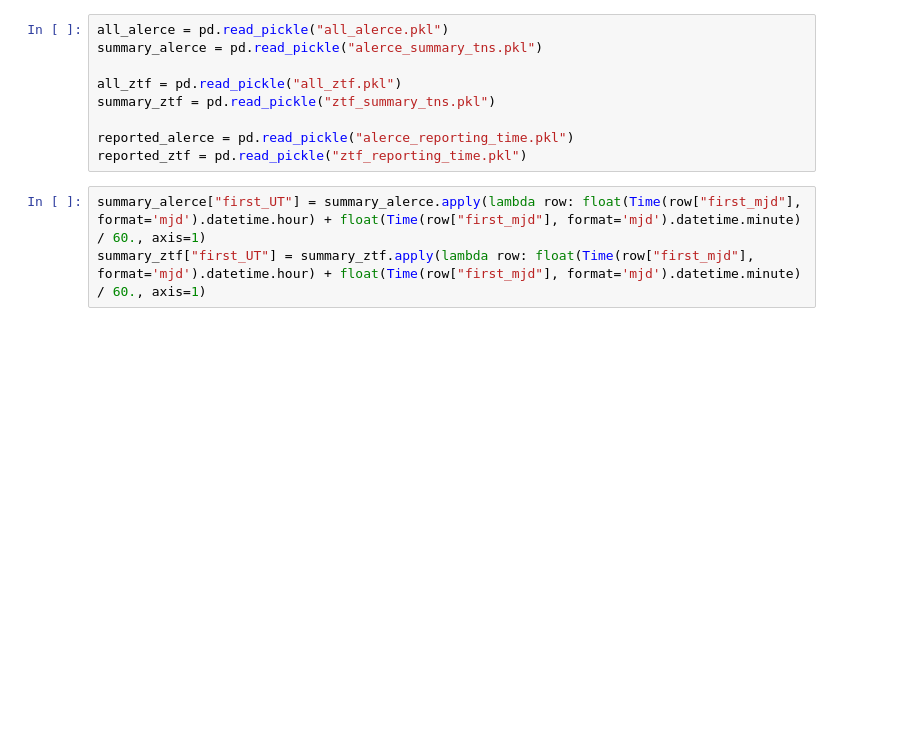
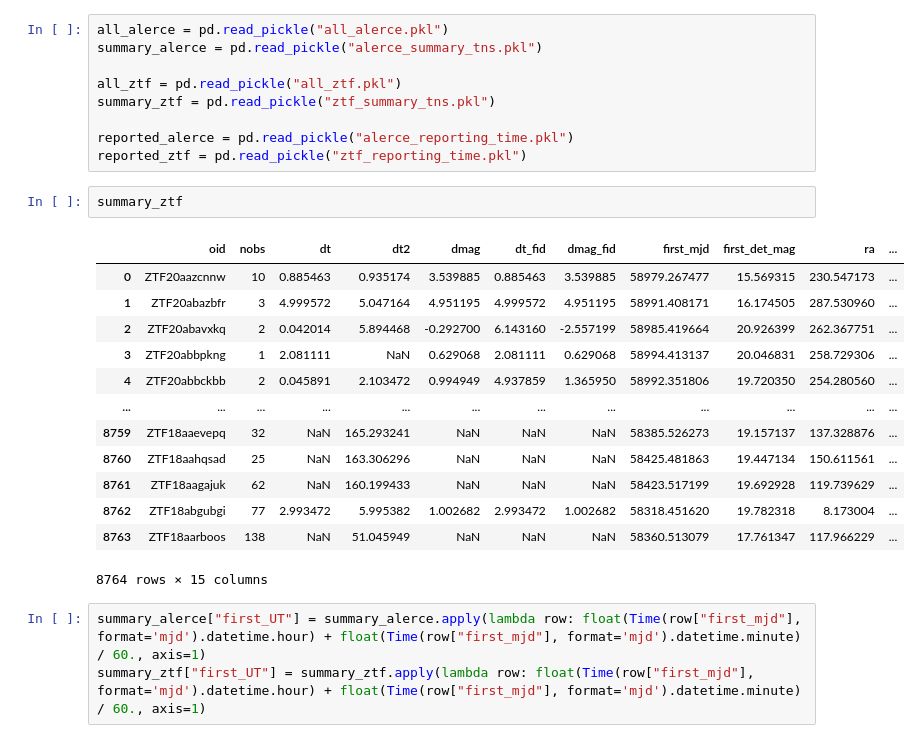
Before and after one commit to alercebroker/TNS_upload, a Jupyter notebook: scraping_and_paper_plots.ipynb, the cells around one changed output. Saved outputs shown, nothing was run; the diff lists cells and outputs as text; blank space fills up the shorter version.

```diff
--- a/scraping_and_paper_plots.ipynb
+++ b/scraping_and_paper_plots.ipynb
@@ -131,6 +133,22 @@ summary_ztf = pd.read_pickle("ztf_summary_tns.pkl")
 
 reported_alerce = pd.read_pickle("alerce_reporting_time.pkl")
 reported_ztf = pd.read_pickle("ztf_reporting_time.pkl")
+# %%
+summary_ztf
+# %% [output]
+|  | oid | nobs | dt | dt2 | dmag | dt_fid | dmag_fid | first_mjd | first_det_mag | ra | ... |
+| 0 | ZTF20aazcnnw | 10 | 0.885463 | 0.935174 | 3.539885 | 0.885463 | 3.539885 | 58979.267477 | 15.569315 | 230.547173 | ... |
+| 1 | ZTF20abazbfr | 3 | 4.999572 | 5.047164 | 4.951195 | 4.999572 | 4.951195 | 58991.408171 | 16.174505 | 287.530960 | ... |
+| 2 | ZTF20abavxkq | 2 | 0.042014 | 5.894468 | -0.292700 | 6.143160 | -2.557199 | 58985.419664 | 20.926399 | 262.367751 | ... |
+| 3 | ZTF20abbpkng | 1 | 2.081111 | NaN | 0.629068 | 2.081111 | 0.629068 | 58994.413137 | 20.046831 | 258.729306 | ... |
+| 4 | ZTF20abbckbb | 2 | 0.045891 | 2.103472 | 0.994949 | 4.937859 | 1.365950 | 58992.351806 | 19.720350 | 254.280560 | ... |
+| ... | ... | ... | ... | ... | ... | ... | ... | ... | ... | ... | ... |
+| 8759 | ZTF18aaevepq | 32 | NaN | 165.293241 | NaN | NaN | NaN | 58385.526273 | 19.157137 | 137.328876 | ... |
+| 8760 | ZTF18aahqsad | 25 | NaN | 163.306296 | NaN | NaN | NaN | 58425.481863 | 19.447134 | 150.611561 | ... |
+| 8761 | ZTF18aagajuk | 62 | NaN | 160.199433 | NaN | NaN | NaN | 58423.517199 | 19.692928 | 119.739629 | ... |
+| 8762 | ZTF18abgubgi | 77 | 2.993472 | 5.995382 | 1.002682 | 2.993472 | 1.002682 | 58318.451620 | 19.782318 | 8.173004 | ... |
+| 8763 | ZTF18aarboos | 138 | NaN | 51.045949 | NaN | NaN | NaN | 58360.513079 | 17.761347 | 117.966229 | ... |
+8764 rows × 15 columns
 # %%
 summary_alerce["first_UT"] = summary_alerce.apply(lambda row: float(Time(row["first_mjd"], format='mjd').datetime.hour) + float(Time(row["first_mjd"], format='mjd').datetime.minute) / 60., axis=1)
 summary_ztf["first_UT"] = summary_ztf.apply(lambda row: float(Time(row["first_mjd"], format='mjd').datetime.hour) + float(Time(row["first_mjd"], format='mjd').datetime.minute) / 60., axis=1)
```
Also changed, not shown: parts of 49 cells of this notebook, 43 other files.
